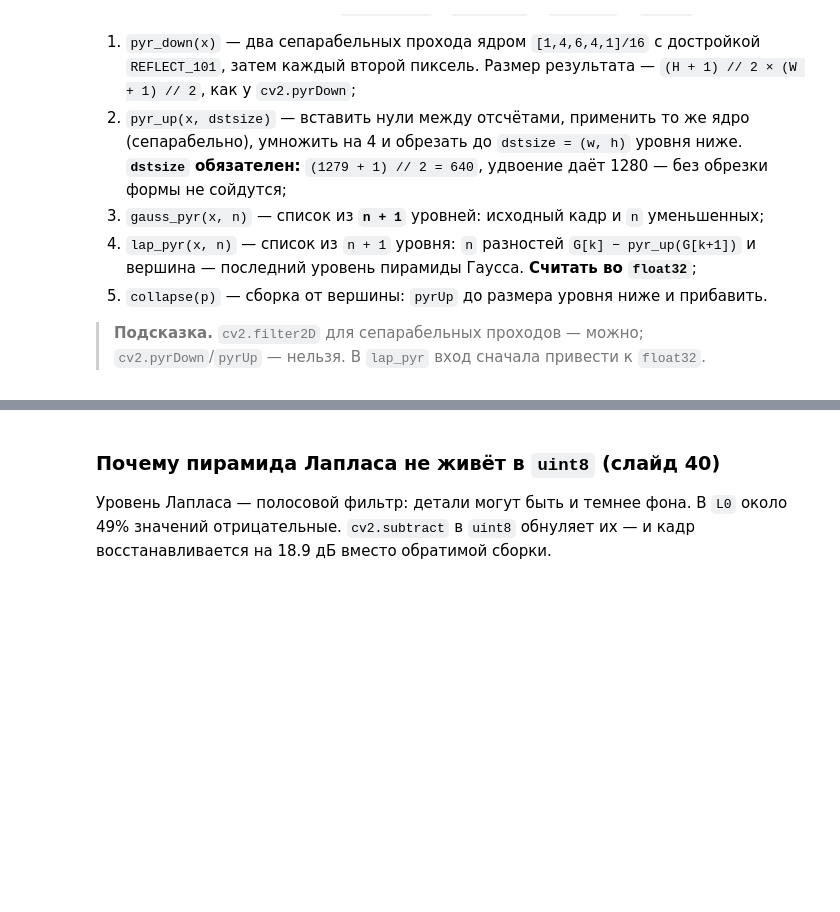
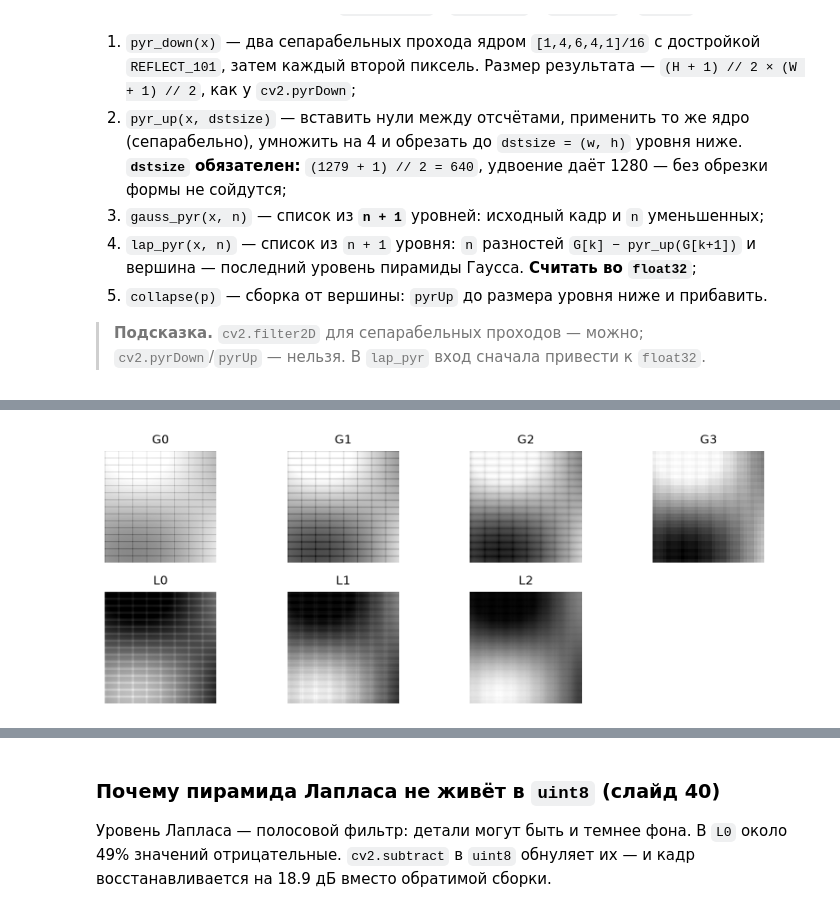
Before and after one commit to IlyaShaglaev/iu-intro-cv, a Jupyter notebook: labs/lab06-frequency/lab06.ipynb, the cells around one changed output, grey strips where cells are left out. Saved outputs shown, nothing was run; the diff lists cells and outputs as text; code cells hidden in the pictures; blank space fills up the shorter version.

```diff
--- a/labs/lab06-frequency/lab06.ipynb
+++ b/labs/lab06-frequency/lab06.ipynb
@@ -356,0 +387,79 @@ viz.grid({**{"G%d" % i: cv2.normalize(g, None, 0, 1, cv2.NORM_MINMAX) for i, g i
+# %%
+K1 = np.array([1, 4, 6, 4, 1], np.float32) / 16.0
+
+
+def pyr_down(x):
+    """Своё уменьшение вдвое: [1 4 6 4 1] / 16 по каждой оси, затем каждый второй пиксель."""
+    # ───────────────────────── ВАШ КОД ─────────────────────────
+    # 4 строки: достройка на 2; два сепарабельных прохода; [::2, ::2]
+    x = np.asarray(x, np.float32)
+    tmp = cv2.filter2D(x, -1, K1.reshape(1, -1), borderType=cv2.BORDER_REFLECT_101)
+    tmp = cv2.filter2D(tmp, -1, K1.reshape(-1, 1), borderType=cv2.BORDER_REFLECT_101)
+    return tmp[::2, ::2]
+    # ───────────────────────────────────────────────────────────
+
+
+def pyr_up(x, dstsize):
+    """Удвоение до размера уровня ниже: нули между отсчётами, то же ядро, ×4. dstsize — (w, h)."""
+    # ───────────────────────── ВАШ КОД ─────────────────────────
+    # нули между отсчётами; сепарабельное ядро ×4; обрезка до (dstsize[1], dstsize[0])
+    x = np.asarray(x, np.float32)
+    h, w = x.shape[:2]
+
+    up = np.zeros((2 * h, 2 * w), np.float32)
+    up[::2, ::2] = x
+
+    K4 = K1 * 4.0
+    tmp = cv2.filter2D(up, -1, K4.reshape(1, -1), borderType=cv2.BORDER_REFLECT_101)
+    tmp = cv2.filter2D(tmp, -1, K4.reshape(-1, 1), borderType=cv2.BORDER_REFLECT_101)
+
+    return tmp[:dstsize[1], :dstsize[0]]
+    # ───────────────────────────────────────────────────────────
+
+
+def gauss_pyr(x, n):
+    """Пирамида Гаусса: исходный кадр + n уменьшенных — всего n + 1 уровней."""
+    x = np.asarray(x, np.float32)
+    levels = [x]
+    for _ in range(n):
+        levels.append(pyr_down(levels[-1]))
+    return levels
+
+
+def lap_pyr(x, n):
+    """Пирамида Лапласа: разности соседних уровней Гаусса + вершина. Только float32."""
+    x = np.asarray(x, np.float32)
+    gp = gauss_pyr(x, n)
+    lp = []
+    for i in range(n):
+        g = gp[i]
+        up = pyr_up(gp[i + 1], (g.shape[1], g.shape[0]))
+        lp.append(g - up)
+    lp.append(gp[-1])
+    return lp
+
+
+def collapse(p):
+    """Сборка от вершины: удвоить до размера уровня ниже и прибавить."""
+    out = p[-1]
+    for i in range(len(p) - 2, -1, -1):
+        target = p[i]
+        up = pyr_up(out, (target.shape[1], target.shape[0]))
+        out = up + target
+    return out
+
+
+g1 = pyr_down(crop)
+assert g1.shape == ((crop.shape[0] + 1) // 2, (crop.shape[1] + 1) // 2), "размер уровня — (H + 1) // 2 × (W + 1) // 2, как у cv2.pyrDown"
+d_pd = np.abs(g1 - cv2.pyrDown(crop.astype(np.float32))).max()
+assert d_pd < 1e-6, "своя pyr_down против cv2.pyrDown: %.3g — ядро [1,4,6,4,1] поделено на 16? достройка REFLECT_101?" % d_pd
+gp = gauss_pyr(crop, 3)
+assert len(gp) == 4, "gauss_pyr(x, 3) — это 4 уровня: исходный + три уменьшенных"
+lp = lap_pyr(crop, 3)
+assert all(l.dtype == np.float32 for l in lp), "уровни пирамиды Лапласа — только float32: в uint8 cv2.subtract обнулит отрицательные"
+err = np.abs(collapse(lp) - np.float32(crop)).max()
+assert err < 1e-3, "обратимость: ошибка %.3g — проверьте dstsize в pyr_up и порядок сборки (от вершины)" % err
+print("TODO 3 ✔ · pyr_down против cv2: %.1e · обратно: %.1e · в L0 отрицательных %.0f%%" % (d_pd, err, 100 * (lp[0] < 0).mean()))
+viz.grid({**{"G%d" % i: cv2.normalize(g, None, 0, 1, cv2.NORM_MINMAX) for i, g in enumerate(gp)},
+          **{"L%d" % i: cv2.normalize(l, None, 0, 1, cv2.NORM_MINMAX) for i, l in enumerate(lp[:3])}}, cols=4, size=2.2)
+# %% [output]
@@ -356,0 +467 @@ viz.grid({**{"G%d" % i: cv2.normalize(g, None, 0, 1, cv2.NORM_MINMAX) for i, g i
+[figure, added]
```
Also changed, not shown: parts of 18 cells of this notebook, 1 other file.
